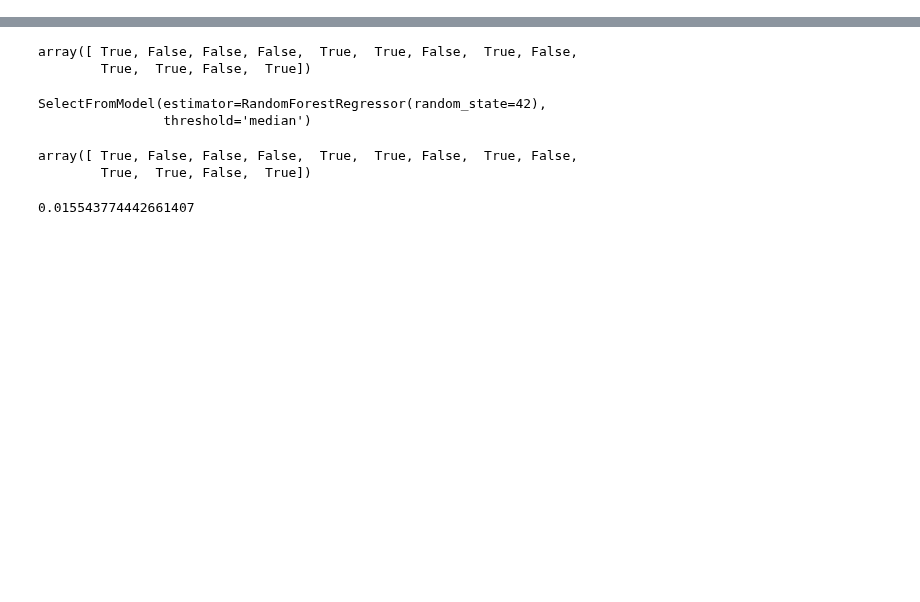
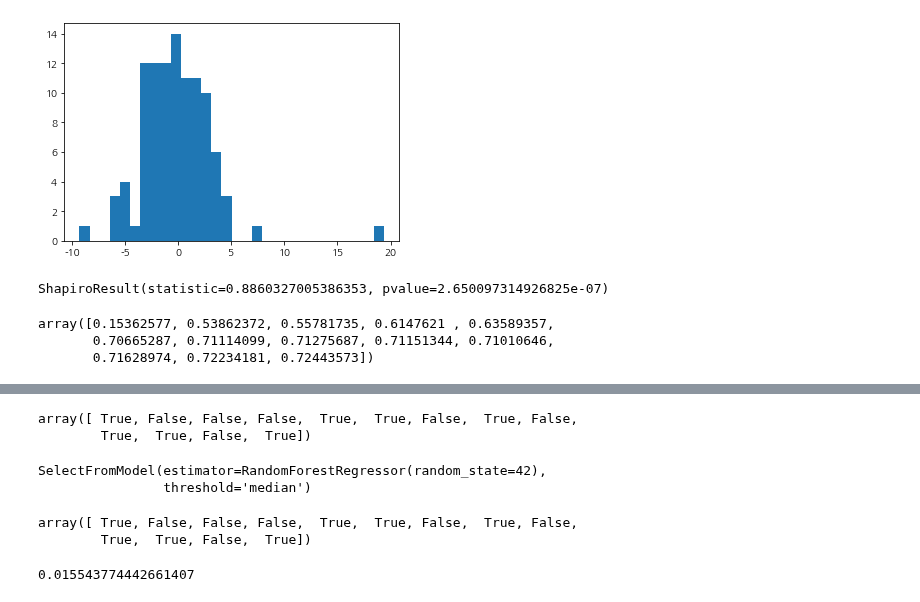
Before and after one commit to ywkim92/Paper-implementation, a Jupyter notebook: Feature_selection.ipynb, the cells around one changed output, grey strips where cells are left out. Cells and saved outputs as stored; diff of their text form; code cells hidden in the pictures; blank space fills up the shorter version.

```diff
--- a/Feature_selection.ipynb
+++ b/Feature_selection.ipynb
@@ -12,0 +68,9 @@ X, y, feature_names, _, _ = load_boston().values()
+# %%
+plt.hist(y_test - pred_lr, bins=30)
+plt.show()
+# %% [output]
+[figure, added]
+# %%
+shapiro(y_test - pred_lr)
+# %% [output]
+ShapiroResult(statistic=0.8860327005386353, pvalue=2.650097314926825e-07)
@@ -12,0 +88,6 @@ X, y, feature_names, _, _ = load_boston().values()
+# %%
+rfe.grid_scores_
+# %% [output]
+array([0.15362577, 0.53862372, 0.55781735, 0.6147621 , 0.63589357,
+       0.70665287, 0.71114099, 0.71275687, 0.71151344, 0.71010646,
+       0.71628974, 0.72234181, 0.72443573])
```
Also changed, not shown: parts of 38 cells of this notebook.
